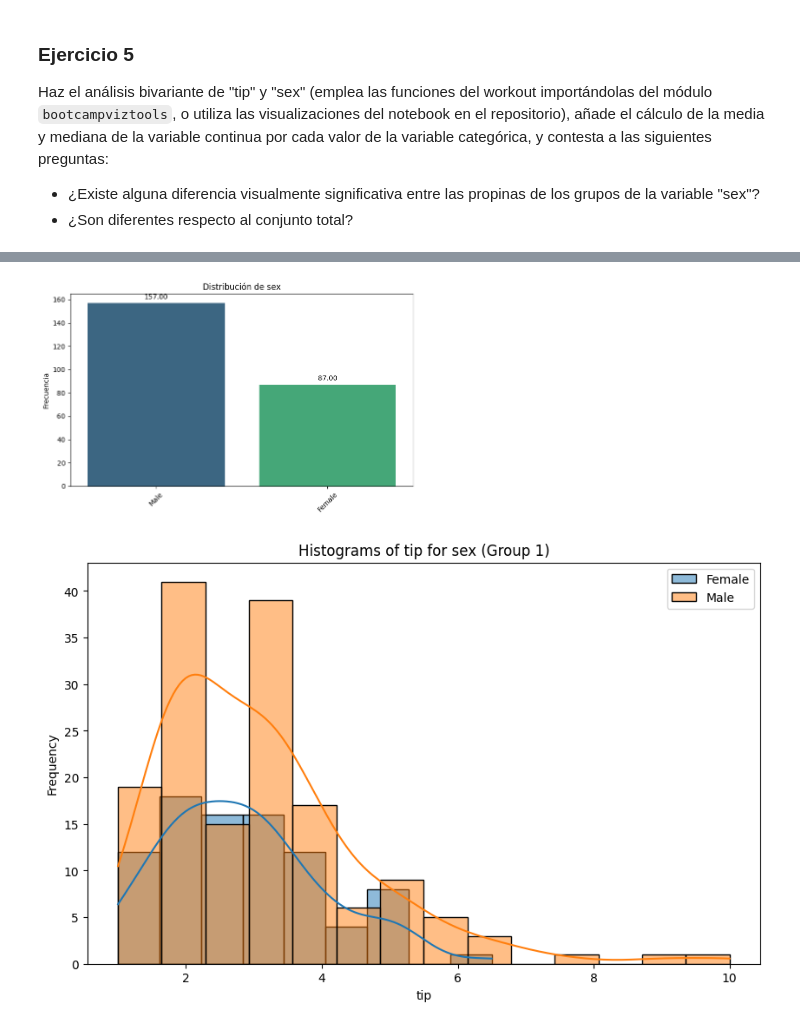
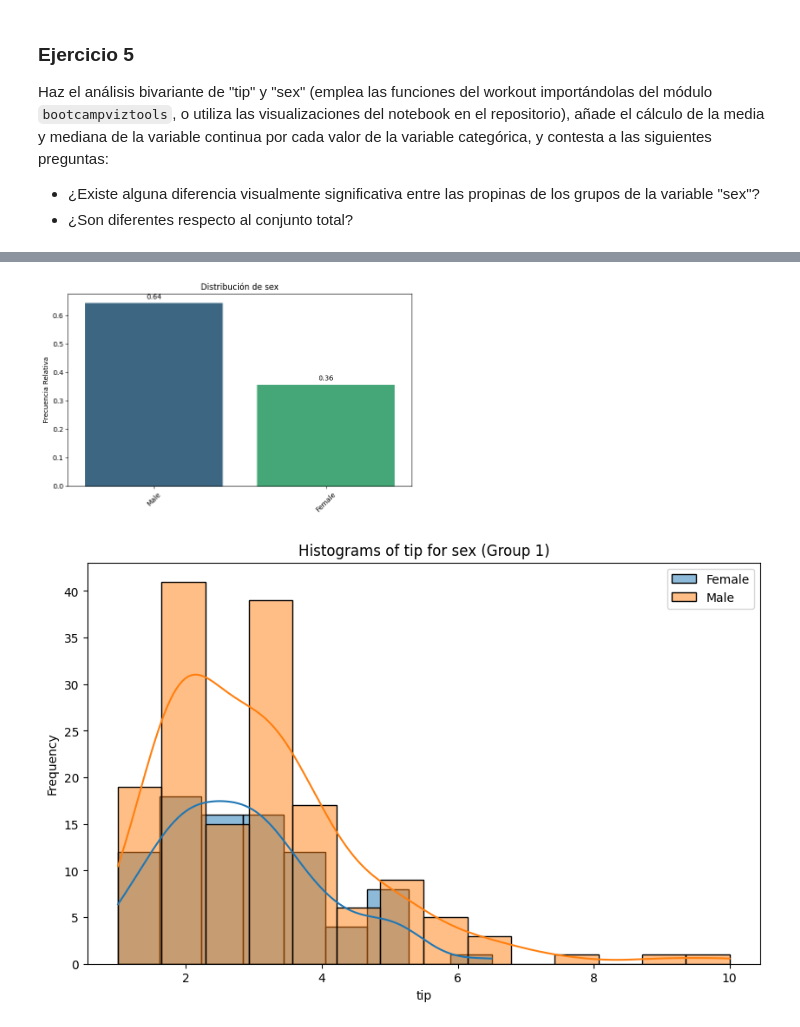
Before and after one commit to CristianZB-dev/MIS_PRACTICAS, a Jupyter notebook: 03_Analisis_de_Datos/Sprint_07/Unidad_02/Ejercicios_Workout/10_Ejercicios_Analisis_Multivariante_I.ipynb, the cells around one changed output, grey strips where cells are left out. Drawn from its saved outputs; the diff is of its cells as text; code cells hidden in the pictures.

```diff
--- a/03_Analisis_de_Datos/Sprint_07/Unidad_02/Ejercicios_Workout/10_Ejercicios_Analisis_Multivariante_I.ipynb
+++ b/03_Analisis_de_Datos/Sprint_07/Unidad_02/Ejercicios_Workout/10_Ejercicios_Analisis_Multivariante_I.ipynb
@@ -136,5 +137,5 @@ plot_combined_graphs(df_tips,["tip"])
 # %%
-pinta_distribucion_categoricas(df_tips,["sex"], relativa= False, mostrar_valores= True)
+pinta_distribucion_categoricas(df_tips,["sex"],relativa=True, mostrar_valores=True) # mostramos la distribución de los sexos en el dataset
 # %% [output]
-[figure, old version]
+[figure, new version]
 # %%
```
Also changed, not shown: parts of 62 cells of this notebook.
